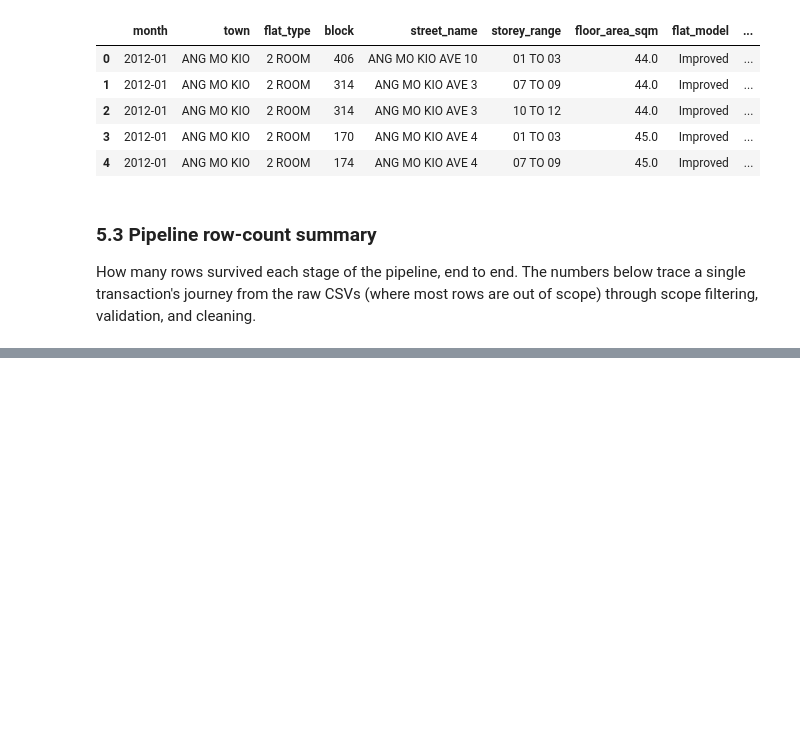
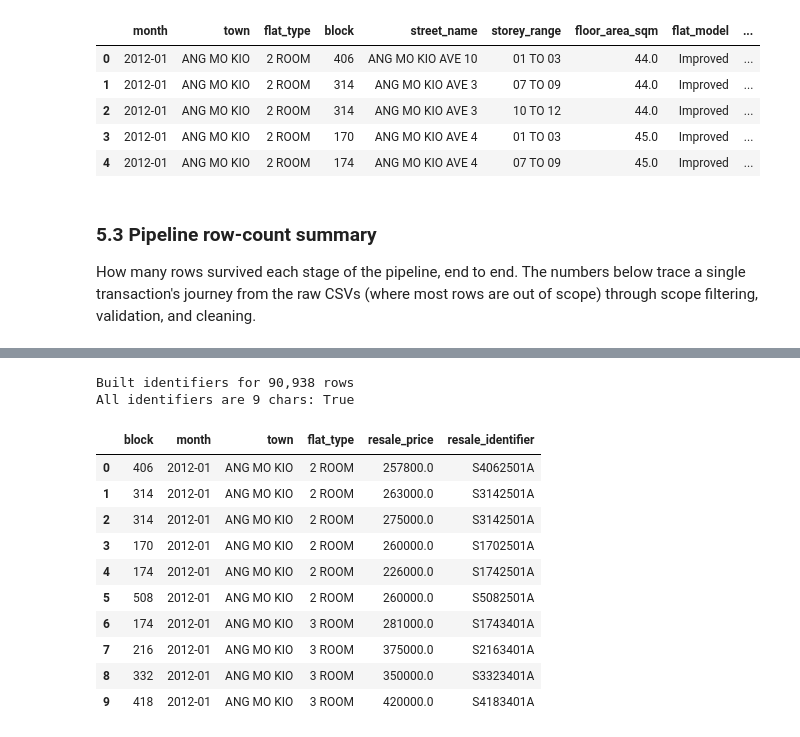
Before and after one commit to ivan-ong/hdb_resale_prices, a Jupyter notebook: notebook/hdb_etl.ipynb, the cells around one changed output, grey strips where cells are left out. Saved outputs shown, nothing was run; the diff lists cells and outputs as text; code cells hidden in the pictures; blank space fills up the shorter version.

```diff
--- a/notebook/hdb_etl.ipynb
+++ b/notebook/hdb_etl.ipynb
@@ -629,0 +648,13 @@ Anomalies flagged in cleaned output: 623 (0.69%)
+# %%
+from src.transform import (
+    build_resale_identifier,
+    dedupe_by_identifier,
+    add_hashed_identifier,
+)
+
+config.TRANSFORMED_DIR.mkdir(parents=True, exist_ok=True)
+config.HASHED_DIR.mkdir(parents=True, exist_ok=True)
+
+cleaned_path = config.CLEANED_DIR / "hdb_resale_cleaned.csv"
+cleaned = pd.read_csv(cleaned_path)
+print(f"Loaded {len(cleaned):,} rows from {cleaned_path.relative_to(config.PROJECT_ROOT)}")
@@ -629,0 +667,24 @@ Anomalies flagged in cleaned output: 623 (0.69%)
+# %%
+transformed = build_resale_identifier(cleaned)
+
+print(f"Built identifiers for {len(transformed):,} rows")
+print(f"All identifiers are {config.IDENTIFIER_LENGTH} chars:",
+      (transformed['resale_identifier'].str.len() == config.IDENTIFIER_LENGTH).all())
+print()
+display(
+    transformed[["block", "month", "town", "flat_type", "resale_price", "resale_identifier"]].head(10)
+)
+# %% [output]
+Built identifiers for 90,938 rows
+All identifiers are 9 chars: True
+|  | block | month | town | flat_type | resale_price | resale_identifier |
+| 0 | 406 | 2012-01 | ANG MO KIO | 2 ROOM | 257800.0 | S4062501A |
+| 1 | 314 | 2012-01 | ANG MO KIO | 2 ROOM | 263000.0 | S3142501A |
+| 2 | 314 | 2012-01 | ANG MO KIO | 2 ROOM | 275000.0 | S3142501A |
+| 3 | 170 | 2012-01 | ANG MO KIO | 2 ROOM | 260000.0 | S1702501A |
+| 4 | 174 | 2012-01 | ANG MO KIO | 2 ROOM | 226000.0 | S1742501A |
+| 5 | 508 | 2012-01 | ANG MO KIO | 2 ROOM | 260000.0 | S5082501A |
+| 6 | 174 | 2012-01 | ANG MO KIO | 3 ROOM | 281000.0 | S1743401A |
+| 7 | 216 | 2012-01 | ANG MO KIO | 3 ROOM | 375000.0 | S2163401A |
+| 8 | 332 | 2012-01 | ANG MO KIO | 3 ROOM | 350000.0 | S3323401A |
+| 9 | 418 | 2012-01 | ANG MO KIO | 3 ROOM | 420000.0 | S4183401A |
```
Also changed, not shown: parts of 23 cells of this notebook, 6 other files.
